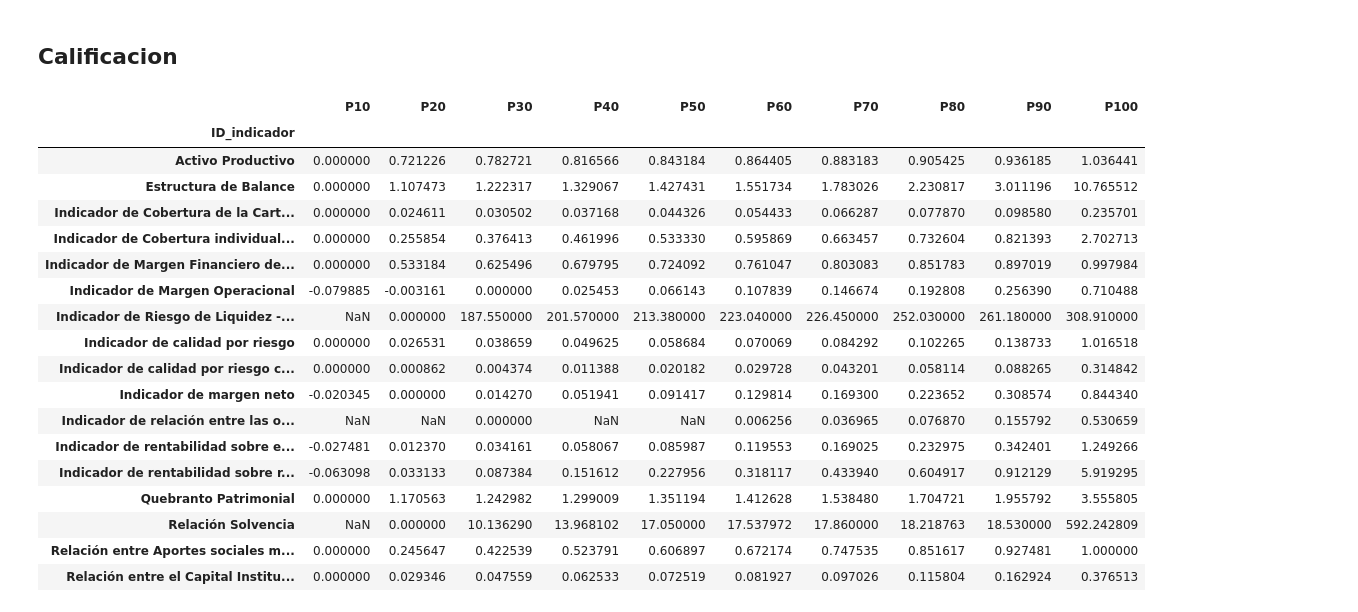
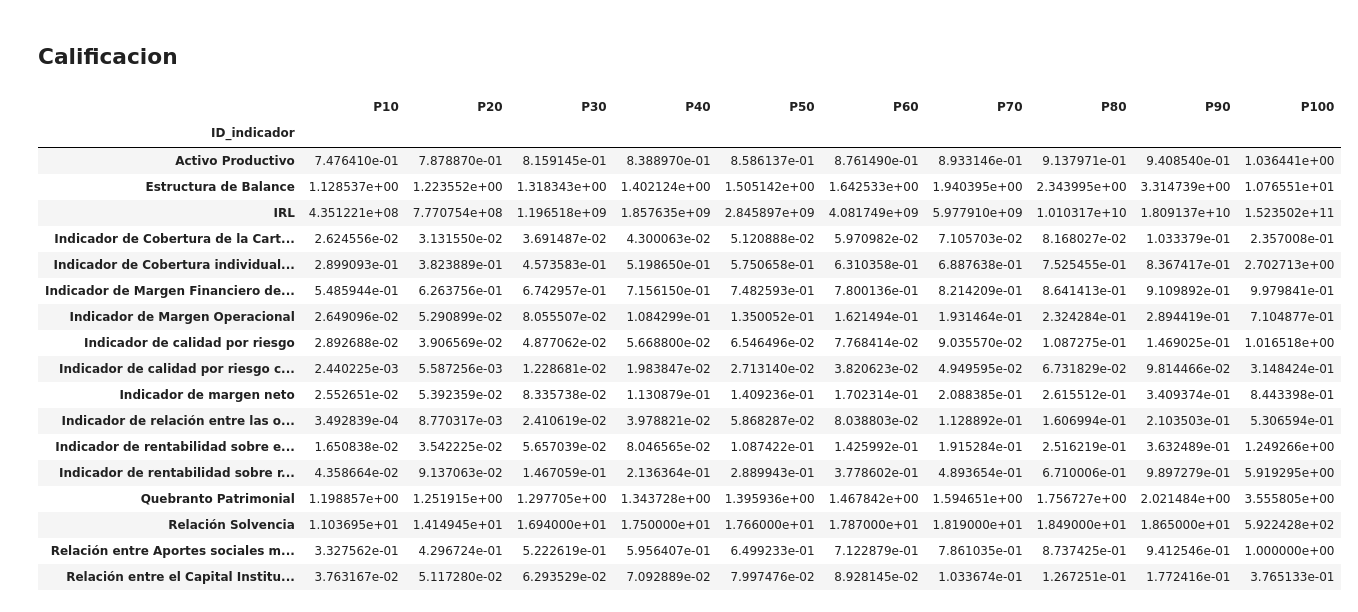
Before and after one commit to LianaD26/CAMEL_Model_percentages, a Jupyter notebook: notebooks/calificacion_camel.ipynb, the cells around one changed output. Saved outputs shown, nothing was run; the diff lists cells and outputs as text; code cells hidden in the pictures.

```diff
--- a/notebooks/calificacion_camel.ipynb
+++ b/notebooks/calificacion_camel.ipynb
@@ -67,8 +67,7 @@ def pesos_pca_grupo_coops(
 
     return pesos.sort_values(ascending=False)
 # %%
-datos=pd.read_excel("../tablas/registros_solvencia_actualizado.xlsx")
-datos.drop(columns=["Unnamed: 0"], inplace=True)
+datos=pd.read_excel("../tablas/registros_categorizados_con_IRL.xlsx")
 datos=datos.loc[datos["ano"]>=2020]
 datos.head()
 # %% [output]
@@ -100 +87,4 @@ array(['Quebranto Patrimonial', 'Relación Solvencia',
+# %%
+datos_copia = datos.copy()
+#datos_copia=datos_copia.loc[datos_copia["categoria"]=="Micro 1"]
 # %%
@@ -123,6 +114,7 @@ dtype: float64
 # %% [markdown]
 ## Calificacion
 # %%
+"""
 def tabla_percentiles_globales(df: pd.DataFrame):
     if df.empty:
         return pd.DataFrame()
@@ -148,26 +140,62 @@ def tabla_percentiles_globales(df: pd.DataFrame):
     tabla.columns = [f"P{int(col*10)}" for col in tabla.columns]
 
     return tabla
+"""
+import pandas as pd
+import numpy as np
+
+def tabla_percentiles_globales(df: pd.DataFrame):
+    if df.empty:
+        return pd.DataFrame()
+
+    df = df.copy()
+
+    # 🔹 Filtrar valores positivos (evita que los ceros dañen la distribución)
+    df = df[df["valor"] > 0]
+
+    if df.empty:
+        return pd.DataFrame()
+
+    # 🔹 Transformación logarítmica para datos sesgados
+    df["valor_log"] = np.log1p(df["valor"])
+
+    # 🔹 Percentiles reales
+    percentiles = [i/10 for i in range(1, 11)]
+
+    tabla = (
+        df
+        .groupby("ID_indicador")["valor_log"]
+        .quantile(percentiles)
+        .unstack()
+    )
+
+    # 🔹 Volver a escala original (opcional pero recomendado)
+    tabla = np.expm1(tabla)
+
+    # 🔹 Renombrar columnas
+    tabla.columns = [f"P{int(p*100)}" for p in percentiles]
+
+    return tabla
 # %%
-tabla_percentiles_globales(datos)
+tabla_percentiles_globales(datos_copia)
 # %% [output]
 |  | P10 | P20 | P30 | P40 | P50 | P60 | P70 | P80 | P90 | P100 |
 | ID_indicador |  |  |  |  |  |  |  |  |  |  |
-| Activo Productivo | 0.000000 | 0.721226 | 0.782721 | 0.816566 | 0.843184 | 0.864405 | 0.883183 | 0.905425 | 0.936185 | 1.036441 |
-| Estructura de Balance | 0.000000 | 1.107473 | 1.222317 | 1.329067 | 1.427431 | 1.551734 | 1.783026 | 2.230817 | 3.011196 | 10.765512 |
-| Indicador de Cobertura de la Cart... | 0.000000 | 0.024611 | 0.030502 | 0.037168 | 0.044326 | 0.054433 | 0.066287 | 0.077870 | 0.098580 | 0.235701 |
-| Indicador de Cobertura individual... | 0.000000 | 0.255854 | 0.376413 | 0.461996 | 0.533330 | 0.595869 | 0.663457 | 0.732604 | 0.821393 | 2.702713 |
-| Indicador de Margen Financiero de... | 0.000000 | 0.533184 | 0.625496 | 0.679795 | 0.724092 | 0.761047 | 0.803083 | 0.851783 | 0.897019 | 0.997984 |
-| Indicador de Margen Operacional | -0.079885 | -0.003161 | 0.000000 | 0.025453 | 0.066143 | 0.107839 | 0.146674 | 0.192808 | 0.256390 | 0.710488 |
-| Indicador de Riesgo de Liquidez -... | NaN | 0.000000 | 187.550000 | 201.570000 | 213.380000 | 223.040000 | 226.450000 | 252.030000 | 261.180000 | 308.910000 |
-| Indicador de calidad por riesgo | 0.000000 | 0.026531 | 0.038659 | 0.049625 | 0.058684 | 0.070069 | 0.084292 | 0.102265 | 0.138733 | 1.016518 |
-| Indicador de calidad por riesgo c... | 0.000000 | 0.000862 | 0.004374 | 0.011388 | 0.020182 | 0.029728 | 0.043201 | 0.058114 | 0.088265 | 0.314842 |
-| Indicador de margen neto | -0.020345 | 0.000000 | 0.014270 | 0.051941 | 0.091417 | 0.129814 | 0.169300 | 0.223652 | 0.308574 | 0.844340 |
-| Indicador de relación entre las o... | NaN | NaN | 0.000000 | NaN | NaN | 0.006256 | 0.036965 | 0.076870 | 0.155792 | 0.530659 |
-| Indicador de rentabilidad sobre e... | -0.027481 | 0.012370 | 0.034161 | 0.058067 | 0.085987 | 0.119553 | 0.169025 | 0.232975 | 0.342401 | 1.249266 |
-| Indicador de rentabilidad sobre r... | -0.063098 | 0.033133 | 0.087384 | 0.151612 | 0.227956 | 0.318117 | 0.433940 | 0.604917 | 0.912129 | 5.919295 |
-| Quebranto Patrimonial | 0.000000 | 1.170563 | 1.242982 | 1.299009 | 1.351194 | 1.412628 | 1.538480 | 1.704721 | 1.955792 | 3.555805 |
-| Relación Solvencia | NaN | 0.000000 | 10.136290 | 13.968102 | 17.050000 | 17.537972 | 17.860000 | 18.218763 | 18.530000 | 592.242809 |
-| Relación entre Aportes sociales m... | 0.000000 | 0.245647 | 0.422539 | 0.523791 | 0.606897 | 0.672174 | 0.747535 | 0.851617 | 0.927481 | 1.000000 |
-| Relación entre el Capital Institu... | 0.000000 | 0.029346 | 0.047559 | 0.062533 | 0.072519 | 0.081927 | 0.097026 | 0.115804 | 0.162924 | 0.376513 |
+| Activo Productivo | 7.476410e-01 | 7.878870e-01 | 8.159145e-01 | 8.388970e-01 | 8.586137e-01 | 8.761490e-01 | 8.933146e-01 | 9.137971e-01 | 9.408540e-01 | 1.036441e+00 |
+| Estructura de Balance | 1.128537e+00 | 1.223552e+00 | 1.318343e+00 | 1.402124e+00 | 1.505142e+00 | 1.642533e+00 | 1.940395e+00 | 2.343995e+00 | 3.314739e+00 | 1.076551e+01 |
+| IRL | 4.351221e+08 | 7.770754e+08 | 1.196518e+09 | 1.857635e+09 | 2.845897e+09 | 4.081749e+09 | 5.977910e+09 | 1.010317e+10 | 1.809137e+10 | 1.523502e+11 |
+| Indicador de Cobertura de la Cart... | 2.624556e-02 | 3.131550e-02 | 3.691487e-02 | 4.300063e-02 | 5.120888e-02 | 5.970982e-02 | 7.105703e-02 | 8.168027e-02 | 1.033379e-01 | 2.357008e-01 |
+| Indicador de Cobertura individual... | 2.899093e-01 | 3.823889e-01 | 4.573583e-01 | 5.198650e-01 | 5.750658e-01 | 6.310358e-01 | 6.887638e-01 | 7.525455e-01 | 8.367417e-01 | 2.702713e+00 |
+| Indicador de Margen Financiero de... | 5.485944e-01 | 6.263756e-01 | 6.742957e-01 | 7.156150e-01 | 7.482593e-01 | 7.800136e-01 | 8.214209e-01 | 8.641413e-01 | 9.109892e-01 | 9.979841e-01 |
+| Indicador de Margen Operacional | 2.649096e-02 | 5.290899e-02 | 8.055507e-02 | 1.084299e-01 | 1.350052e-01 | 1.621494e-01 | 1.931464e-01 | 2.324284e-01 | 2.894419e-01 | 7.104877e-01 |
+| Indicador de calidad por riesgo | 2.892688e-02 | 3.906569e-02 | 4.877062e-02 | 5.668800e-02 | 6.546496e-02 | 7.768414e-02 | 9.035570e-02 | 1.087275e-01 | 1.469025e-01 | 1.016518e+00 |
+| Indicador de calidad por riesgo c... | 2.440225e-03 | 5.587256e-03 | 1.228681e-02 | 1.983847e-02 | 2.713140e-02 | 3.820623e-02 | 4.949595e-02 | 6.731829e-02 | 9.814466e-02 | 3.148424e-01 |
+| Indicador de margen neto | 2.552651e-02 | 5.392359e-02 | 8.335738e-02 | 1.130879e-01 | 1.409236e-01 | 1.702314e-01 | 2.088385e-01 | 2.615512e-01 | 3.409374e-01 | 8.443398e-01 |
+| Indicador de relación entre las o... | 3.492839e-04 | 8.770317e-03 | 2.410619e-02 | 3.978821e-02 | 5.868287e-02 | 8.038803e-02 | 1.128892e-01 | 1.606994e-01 | 2.103503e-01 | 5.306594e-01 |
+| Indicador de rentabilidad sobre e... | 1.650838e-02 | 3.542225e-02 | 5.657039e-02 | 8.046565e-02 | 1.087422e-01 | 1.425992e-01 | 1.915284e-01 | 2.516219e-01 | 3.632489e-01 | 1.249266e+00 |
+| Indicador de rentabilidad sobre r... | 4.358664e-02 | 9.137063e-02 | 1.467059e-01 | 2.136364e-01 | 2.889943e-01 | 3.778602e-01 | 4.893654e-01 | 6.710006e-01 | 9.897279e-01 | 5.919295e+00 |
+| Quebranto Patrimonial | 1.198857e+00 | 1.251915e+00 | 1.297705e+00 | 1.343728e+00 | 1.395936e+00 | 1.467842e+00 | 1.594651e+00 | 1.756727e+00 | 2.021484e+00 | 3.555805e+00 |
+| Relación Solvencia | 1.103695e+01 | 1.414945e+01 | 1.694000e+01 | 1.750000e+01 | 1.766000e+01 | 1.787000e+01 | 1.819000e+01 | 1.849000e+01 | 1.865000e+01 | 5.922428e+02 |
+| Relación entre Aportes sociales m... | 3.327562e-01 | 4.296724e-01 | 5.222619e-01 | 5.956407e-01 | 6.499233e-01 | 7.122879e-01 | 7.861035e-01 | 8.737425e-01 | 9.412546e-01 | 1.000000e+00 |
+| Relación entre el Capital Institu... | 3.763167e-02 | 5.117280e-02 | 6.293529e-02 | 7.092889e-02 | 7.997476e-02 | 8.928145e-02 | 1.033674e-01 | 1.267251e-01 | 1.772416e-01 | 3.765133e-01 |
 # %%
```
Also changed, not shown: parts of 9 cells of this notebook, 7 other files.
